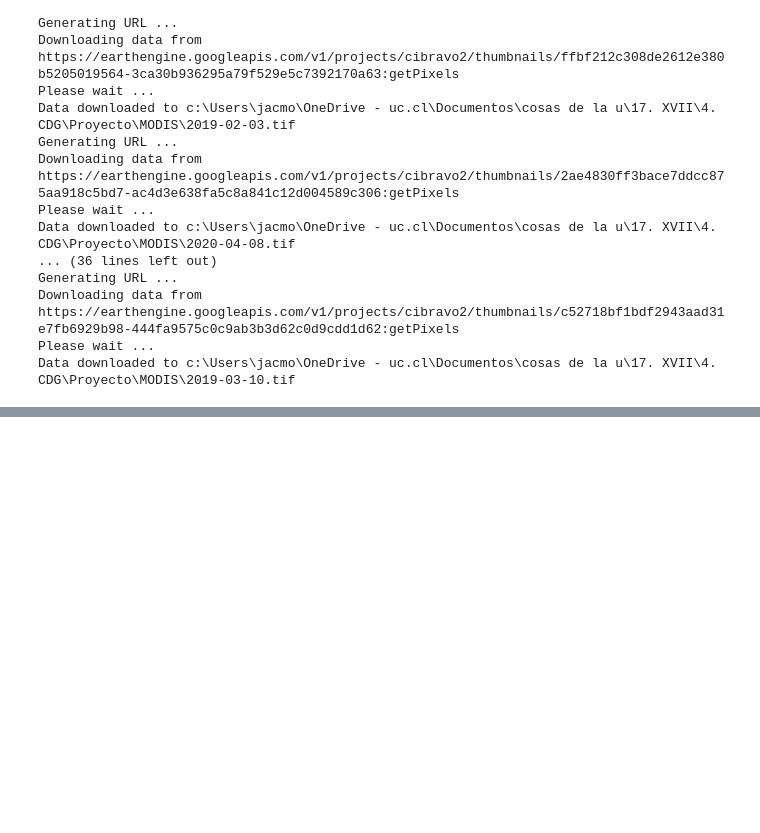
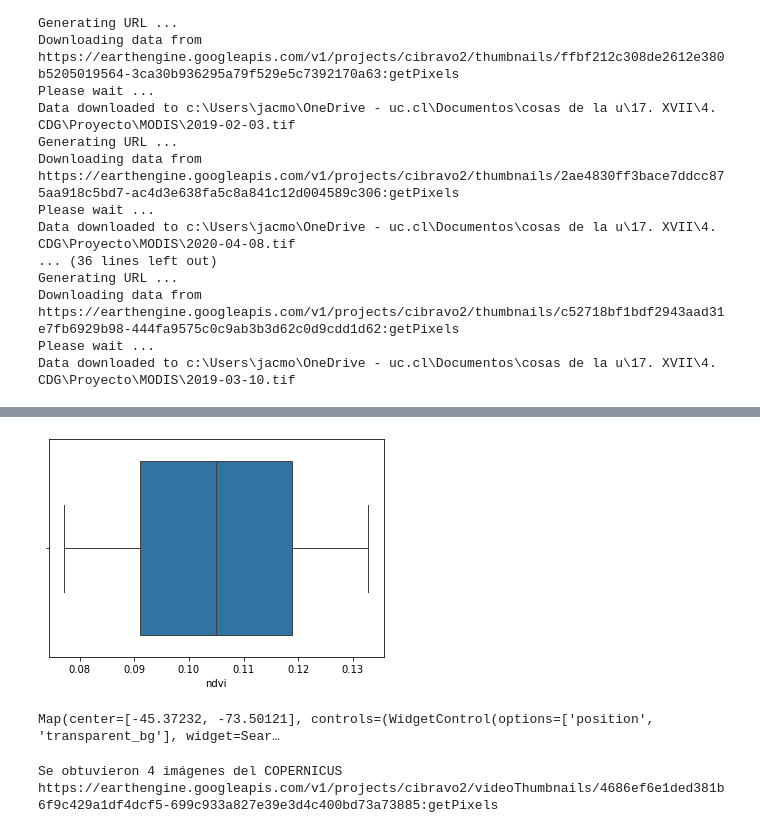
Before and after one commit to cristobalstrange/ProyectoCDDGIMT2118, a Jupyter notebook: main.ipynb, the cells around one changed output, grey strips where cells are left out. Saved outputs shown, nothing was run; the diff lists cells and outputs as text; code cells hidden in the pictures; blank space fills up the shorter version.

Commit message:
feat(project): :sparkles: avance

```diff
--- a/main.ipynb
+++ b/main.ipynb
@@ -531,0 +394,3 @@ for fecha in fechas:
+# %%
+metrics = pd.read_csv('metrics.csv')
+metrics.describe()
@@ -531,0 +407,8 @@ for fecha in fechas:
+# %%
+import seaborn as sns
+import matplotlib.pyplot as plt
+
+sns.boxplot(x=metrics['ndvi'])
+plt.show()
+# %% [output]
+[figure, added]
@@ -531,0 +453,41 @@ for fecha in fechas:
+# %%
+fecha = '2023-05-03'
+
+dayOfInterest = ee.Date(fecha)
+
+sentinel2_collection = ee.ImageCollection('COPERNICUS/S2_SR')\
+.filterDate(dayOfInterest, dayOfInterest.advance(1, 'day'))\
+.filterBounds(aoi_bbox)
+
+calculate_chla_image = calculate_chla(sentinel2_collection).first()
+
+# Parámetros de visualización
+visParams = {
+    'min': 0,
+    'max': 5,
+    'palette': ['black', 'blue', 'purple', 'cyan', 'green', 'yellow', 'red']
+}
+
+# Visualización de la imagen
+Map = geemap.Map(center=[-45.37232, -73.50121], zoom=16)
+Map.addLayer(calculate_chla_image, visParams, 'CHL-A')
+# Map.addLayer(aoi, {}, 'AOI')
+Map.add_colorbar(visParams, label="CHL-A")
+Map
+# %% [output]
+Map(center=[-45.37232, -73.50121], controls=(WidgetControl(options=['position', 'transparent_bg'], widget=Sear…
+# %%
+bloom_enero, images = get_copernicus_collection(aoi_bbox, ['2022-12-15', '2023-02-15'])
+chla_bloom_enero = calculate_chla(bloom_enero)
+videoArgs = {'dimensions': 768,
+             'region': aoi_bbox,
+             'framesPerSecond': 2,
+             'crs': 'EPSG:32719',
+             'min': 0,
+             'max': 5,
+             'palette': ['black', 'blue', 'purple', 'cyan', 'green', 'yellow', 'red']}
+
+print(chla_bloom_enero.getVideoThumbURL(videoArgs))
+# %% [output]
+Se obtuvieron 4 imágenes del COPERNICUS
+https://earthengine.googleapis.com/v1/projects/cibravo2/videoThumbnails/4686ef6e1ded381b6f9c429a1df4dcf5-699c933a827e39e3d4c400bd73a73885:getPixels
```
Also changed, not shown: parts of 20 cells of this notebook, 2 other files.
